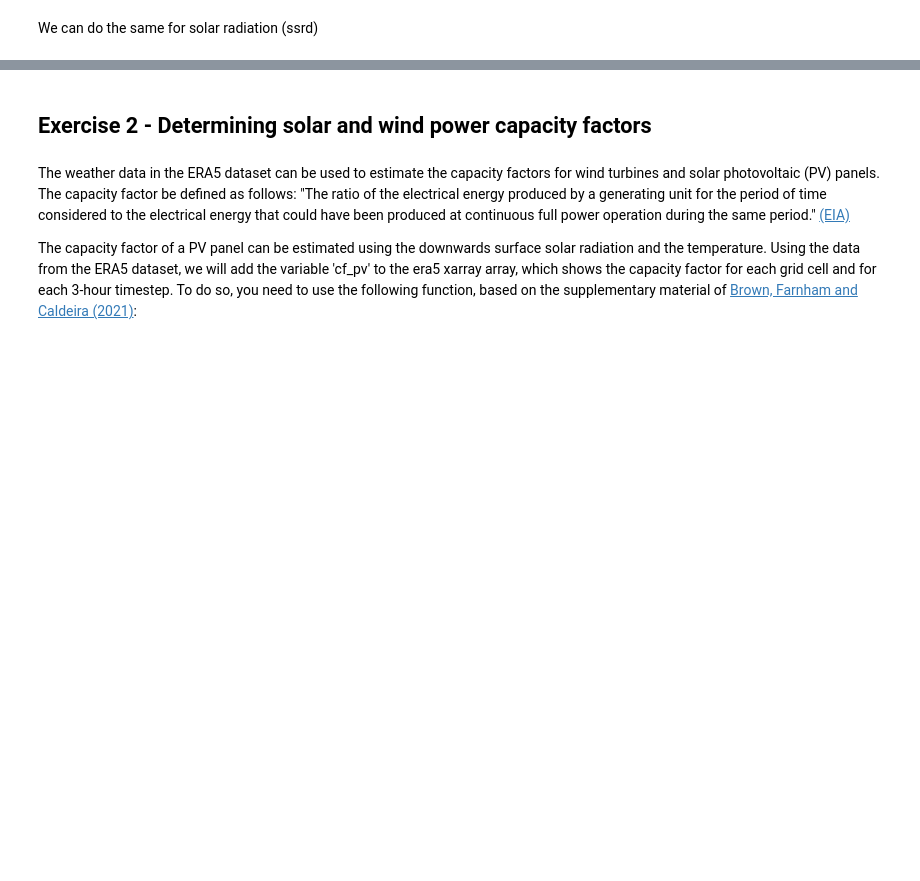
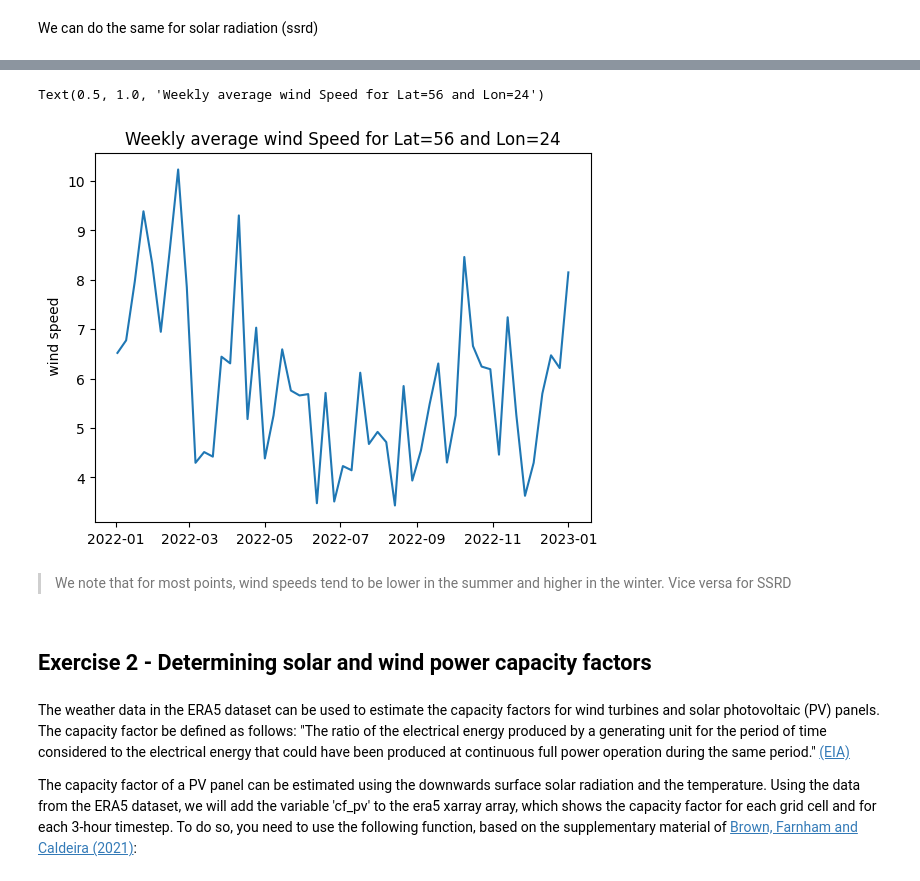
Before and after one commit to victorelgersma/dafs, a Jupyter notebook: final_assignment/AssignmentESMFinal.ipynb, the cells around one changed output, grey strips where cells are left out. Drawn from its saved outputs; the diff is of its cells as text; code cells hidden in the pictures; blank space fills up the shorter version.

```diff
--- a/final_assignment/AssignmentESMFinal.ipynb
+++ b/final_assignment/AssignmentESMFinal.ipynb
@@ -190,3 +205,28 @@ Text(0.5, 1.0, 'time-averaged radiation (2022)')
+# %%
+import numpy as np
+
+u100 = era5['u100']
+v100 = era5['v100']
+
+era5['wind_speed'] = np.sqrt(u100 * u100 + v100 * v100)
+# %%
+# and for the wind speed:
+
+import matplotlib.pyplot as plt
+import pandas as pd
+
+y = era5.sel(latitude=lat, longitude= lon, method='nearest')['wind_speed']
+x = pd.to_datetime(era5.sel(latitude= lat, longitude= lon, method='nearest').valid_time)
+
+weekly = pd.Series(y, index=x).resample('W').mean()
+plt.plot(weekly)
+plt.ylabel(" wind speed")
+plt.title(f"Weekly average wind Speed for Lat={lat} and Lon={lon}")
+# %% [output]
+Text(0.5, 1.0, 'Weekly average wind Speed for Lat=56 and Lon=24')
+[figure, added]
+# %% [markdown]
+> We note that for most points, wind speeds tend to be lower in the summer and higher in the winter. Vice versa for SSRD
 # %% [markdown]
 ## Exercise 2 - Determining solar and wind power capacity factors <a name="ex2"></a>
 # %% [markdown]
```
Also changed, not shown: parts of 13 cells of this notebook, 1 other file.
